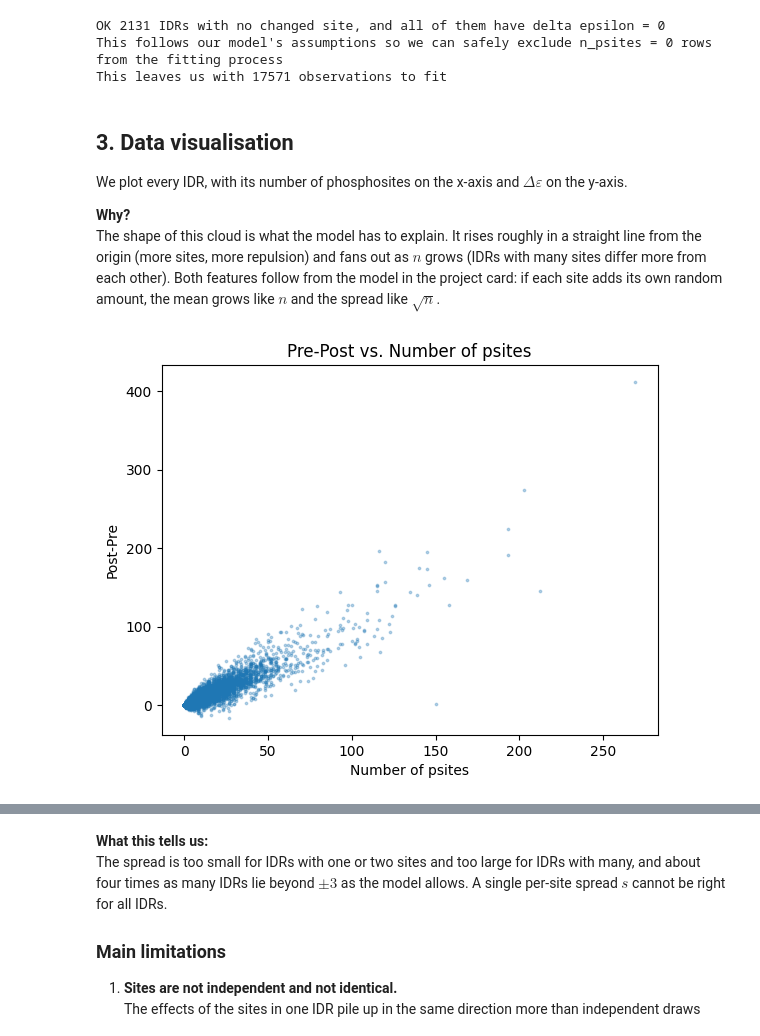
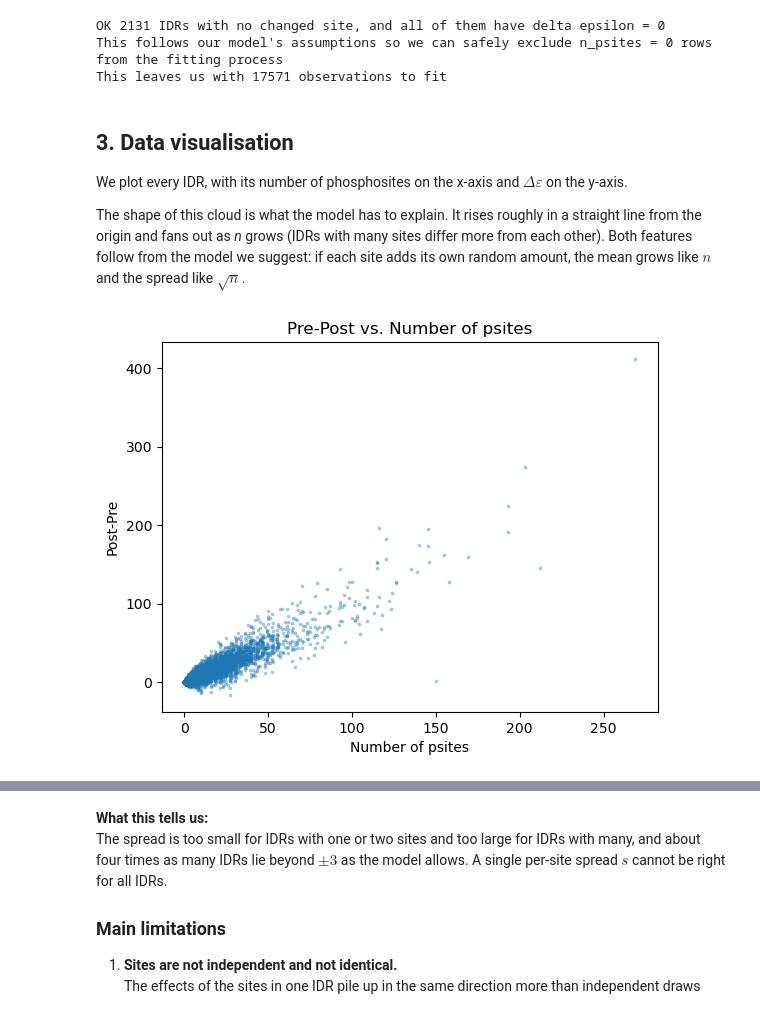
Before and after one commit to Laura-Filkova/CB2330-KICKASS-PROJECT, a Jupyter notebook: project.ipynb, the cells around one changed output, grey strips where cells are left out. Drawn from its saved outputs; the diff is of its cells as text; code cells hidden in the pictures.

```diff
--- a/project.ipynb
+++ b/project.ipynb
@@ -142,20 +155,15 @@ This leaves us with 17571 observations to fit
 
 We plot every IDR, with its number of phosphosites on the x-axis and $\Delta\varepsilon$ on the y-axis.
 
-**Why?**
-The shape of this cloud is what the model has to explain. It rises roughly in a straight line from the origin (more sites, more repulsion) and fans out as $n$ grows (IDRs with many sites differ more from each other). Both features follow from the model in the project card: if each site adds its own random amount, the mean grows like $n$ and the spread like $\sqrt n$.
+The shape of this cloud is what the model has to explain. It rises roughly in a straight line from the origin and fans out as *n* grows (IDRs with many sites differ more from each other). Both features follow from the model we suggest: if each site adds its own random amount, the mean grows like $n$ and the spread like $\sqrt n$.
 # %%
-plt.scatter(
-    s3_a_df['idr_psites'],
-    -s3_a_df['pre-post'],
-    s=3,
-    alpha=0.3)
-plt.xlabel('Number of psites')
-plt.ylabel('Post-Pre')
-plt.title('Pre-Post vs. Number of psites')
+plt.scatter(s3_a_df["idr_psites"], -s3_a_df["pre-post"], s=3, alpha=0.3)
+plt.xlabel("Number of psites")
+plt.ylabel("Post-Pre")
+plt.title("Pre-Post vs. Number of psites")
 plt.show()
 # %% [output]
-[figure, old version]
+[figure, new version]
 # %% [markdown]
 ## 4. Base functions
 
```
Also changed, not shown: parts of 26 cells of this notebook.
